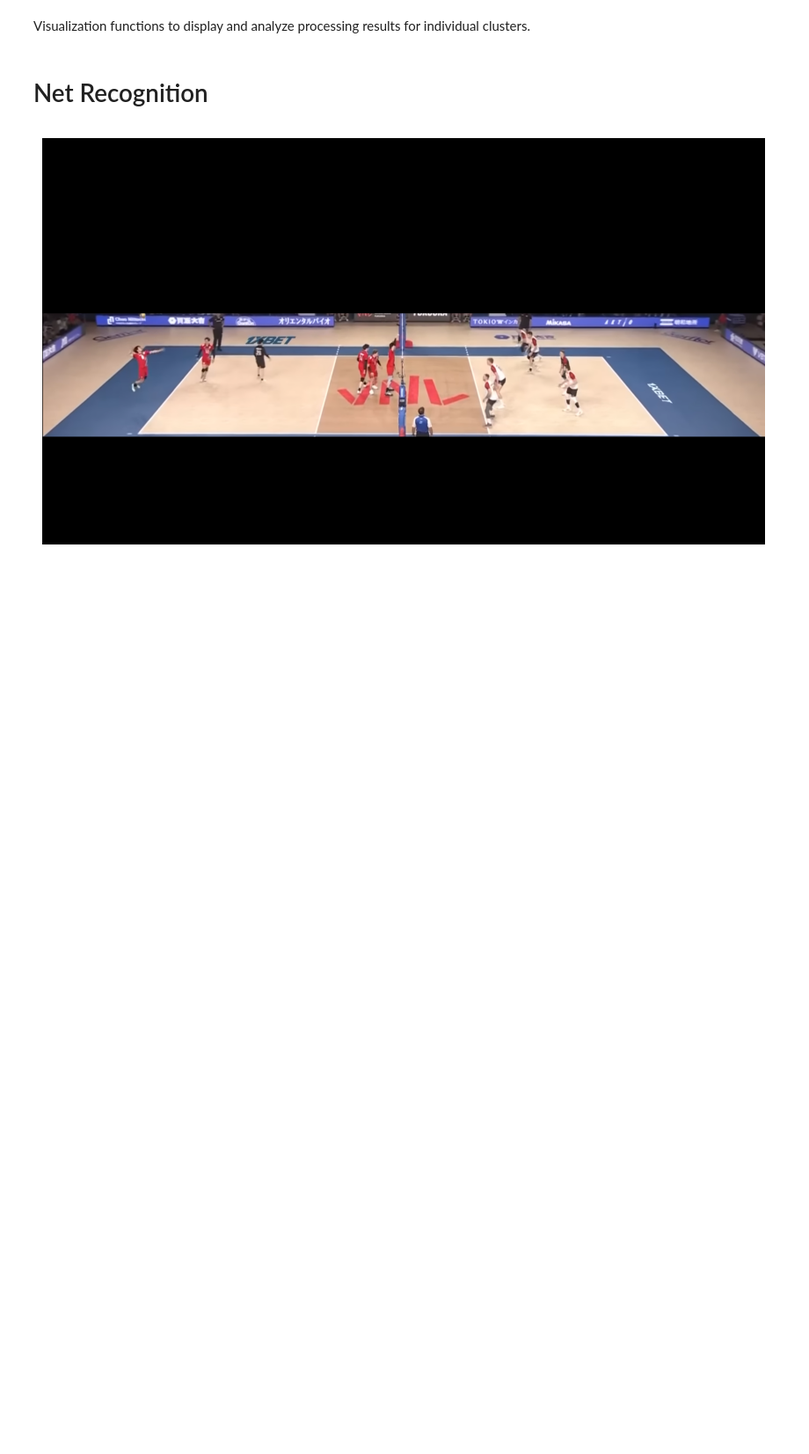
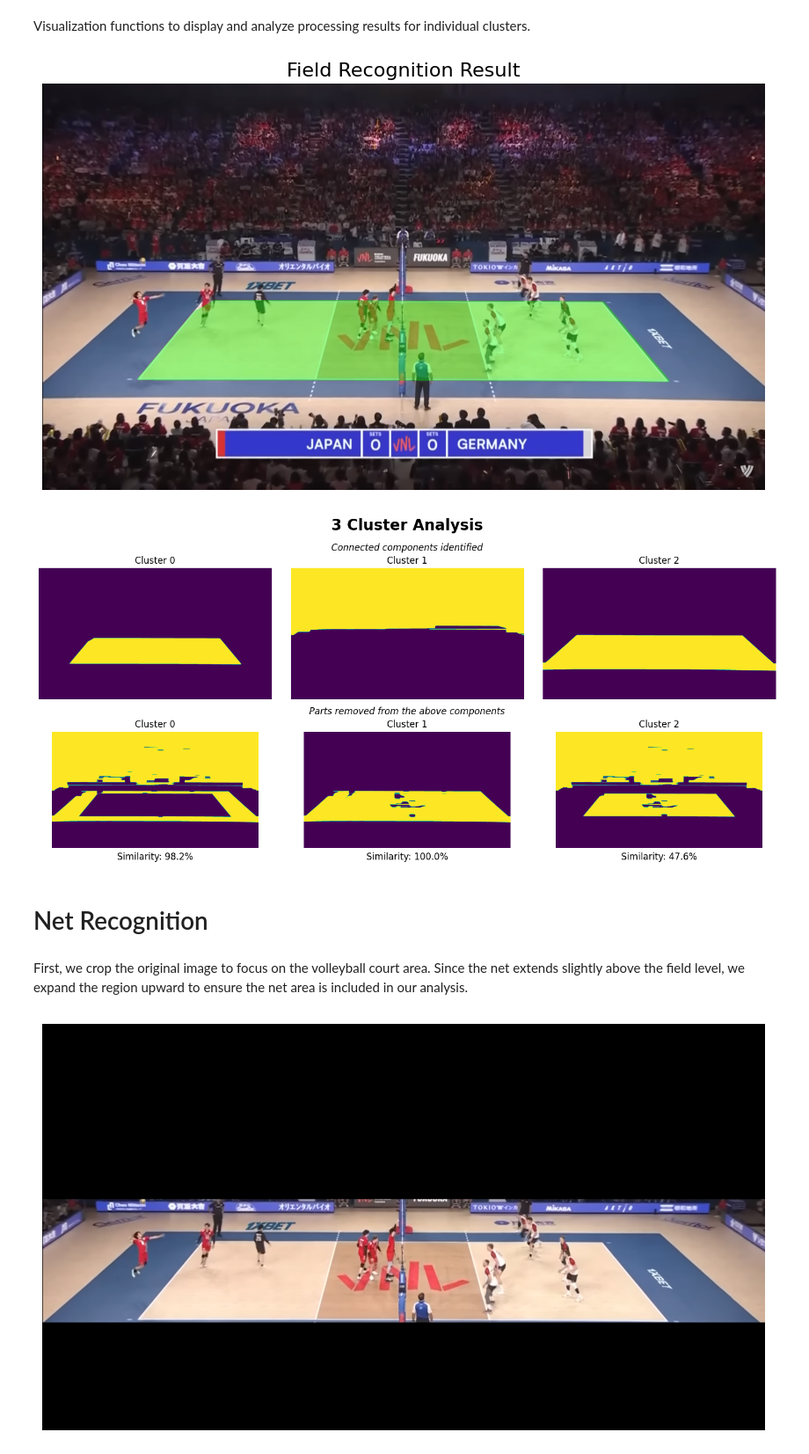
Before and after one commit to NizarNadif/volleymap, a Jupyter notebook: summary.ipynb, the cells around one changed output. Shown at 88% size. Cells and saved outputs as stored; diff of their text form; code cells hidden in the pictures; blank space fills up the shorter version.

```diff
--- a/summary.ipynb
+++ b/summary.ipynb
@@ -444,54 +444,70 @@ plt.ioff()
 fig, axs = plt.subplots(2, 1, constrained_layout=True, figsize=(14, 6))
 fig.suptitle(f'{N_CLUSTERS} Cluster Analysis', fontweight='bold', size=20, y=1.07)
 
 # Remove the default axes to make room for subfigures
 for ax in axs:
   ax.remove()
 
 # Get the gridspec from the removed axes to create subfigures
 gridspec = axs[0].get_subplotspec().get_gridspec()
 subfigs = [fig.add_subfigure(gs) for gs in gridspec]
 
 # Configure the first subfigure for connected components visualization
 subfigs[0].suptitle('Connected components identified', fontstyle='italic')
-axs = subfigs[0].subplots(1, N_CLUSTERS)
+axs_top = subfigs[0].subplots(1, N_CLUSTERS)
+
+# Display filled components
+for i in range(N_CLUSTERS):
+  axs_top[i].imshow(filled_components[i])
+  axs_top[i].set_title(f'Cluster {i}')
+  axs_top[i].axis('off')
+
+# Configure the second subfigure for removed parts visualization
+subfigs[1].suptitle('Parts removed from the above components', fontstyle='italic')
+axs_bottom = subfigs[1].subplots(1, N_CLUSTERS)
+
+# Calculate similarities for each cluster and display removed parts
+for i in range(N_CLUSTERS):
+  filled = filled_components[i]
+
+  # Display removed parts
+  axs_bottom[i].imshow(to_removes[i])
+  axs_bottom[i].set_title(f'Cluster {i}')
+  axs_bottom[i].axis('off')
+  axs_bottom[i].text(0.5, -0.1, f'Similarity: {int(similarities[i] * 1000) / 10}%',
+             transform=axs_bottom[i].transAxes, ha='center', fontsize=12)
 
 plt.ion()
 
-for i in range(N_CLUSTERS):
-  axs[i].imshow(filled_components[i])
-  axs[i].axis('off')
-
-subfigs[1].suptitle('Parts removed from the above components', fontstyle='italic')
-axs = subfigs[1].subplots(1, N_CLUSTERS)
-
-for i in range(N_CLUSTERS):
-  axs[i].imshow(to_removes[i])
-  axs[i].axis('off')
-  axs[i].text(0.5, -0.1, f'Similarity: {int(similarity * 1000) / 10}%', transform=axs[i].transAxes, ha='center', fontsize=12)
-
-# green overlay
+# Create the field visualization with green overlay
 overlay = np.zeros_like(original_rgb, dtype=np.uint8)
 overlay[:] = (0, 255, 0)  # Pure green
 
-# Alpha blend
+# Alpha blend the green overlay with the original image
 alpha = 0.4  # 0 = transparent, 1 = solid green
 blended = cv2.addWeighted(original_rgb, 1 - alpha, overlay, alpha, 0)
 
+# Apply the final mask to show only the field area
 output = np.where(final_mask[:, :, np.newaxis] == 255, blended, original_rgb)
 
-res_fig, res_ax = plt.subplots(1, 1)
+# Create and display the result figure
+res_fig, res_ax = plt.subplots(1, 1, figsize=(14, 6))
 res_ax.imshow(output)
-res_ax.set_title('Field')
+res_ax.set_title('Field Recognition Result', fontsize=16)
+res_ax.axis('off')
 
-figures = []
-figures.append(fig)
+# Collect all figures for display
+figures = [res_fig, fig]
 
-figures.insert(0, res_fig)
-
+# Display and close figures to free memory
 for figure in figures:
   display(figure)
   plt.close(figure)
+# %% [output]
+[figure, added]
+[figure, added]
 # %% [markdown]
 # Net Recognition
+# %% [markdown]
+First, we crop the original image to focus on the volleyball court area. Since the net extends slightly above the field level, we expand the region upward to ensure the net area is included in our analysis.
 # %%
```
Also changed, not shown: parts of 11 cells of this notebook.
